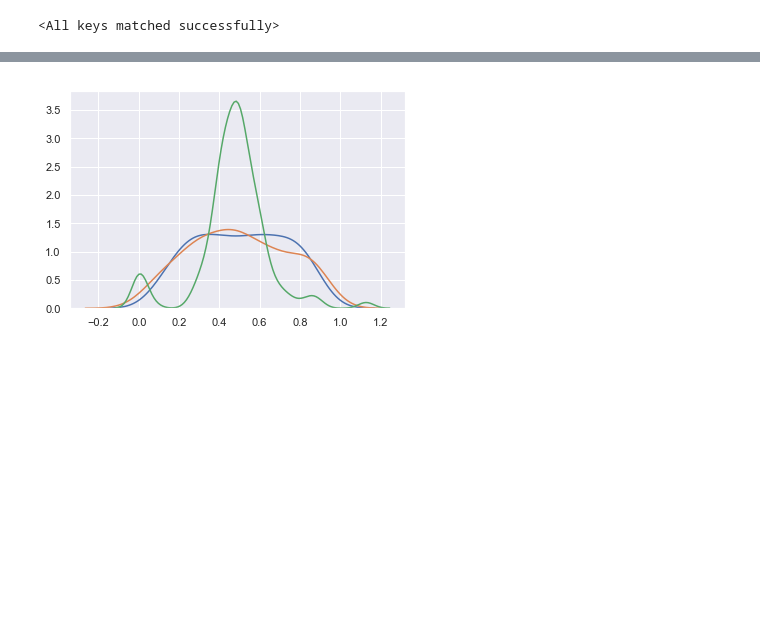
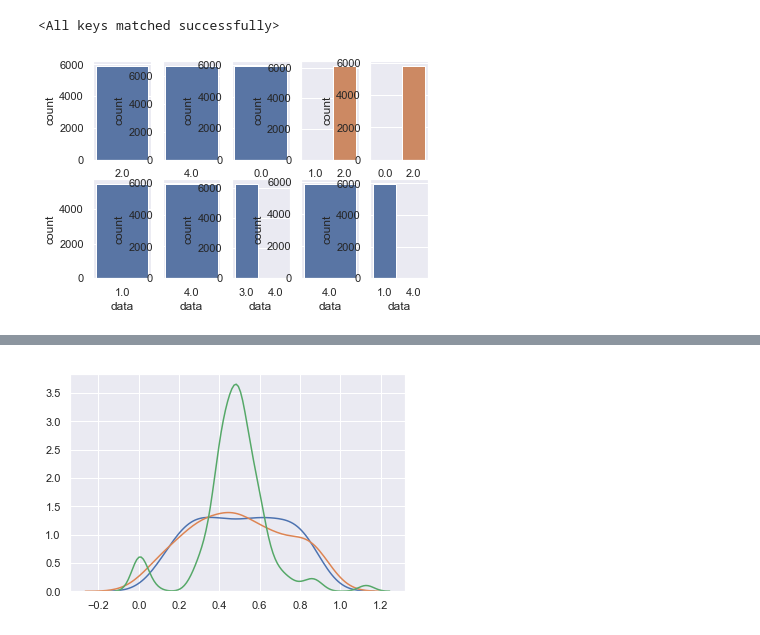
Before and after one commit to mozzielol/ar, a Jupyter notebook: visualisation.ipynb, the cells around one changed output, grey strips where cells are left out. Cells and saved outputs as stored; diff of their text form; code cells hidden in the pictures; blank space fills up the shorter version.

Commit message:
visualise distri

```diff
--- a/visualisation.ipynb
+++ b/visualisation.ipynb
@@ -26,3 +30,16 @@ elif conf.model_type == 'NN':
 model.load_state_dict(torch.load('./ckp/num_distr={}/NN/mnist_{}.pt'.format(NUM_DISTR, LAYER_TYPE)))
 # %% [output]
 <All keys matched successfully>
+# %%
+indices, classes = model.get_distr_index(trainloader)
+# %%
+f, axes = plt.subplots(2, 5)
+for cls in np.arange(10):
+    x = indices[classes==cls]
+    x = np.stack([x,np.ones(x.shape[0])*cls],1)
+    df = pd.DataFrame(data=x, columns=['data','label'])
+    idx_y = cls if cls < 5 else cls-5
+    idx_x = 0 if cls < 5 else 1
+    sns.countplot(x='data',data=df, ax=axes[idx_x,idx_y])
+# %% [output]
+[figure, added]
```
Also changed, not shown: parts of 4 cells of this notebook, 6 other files.
